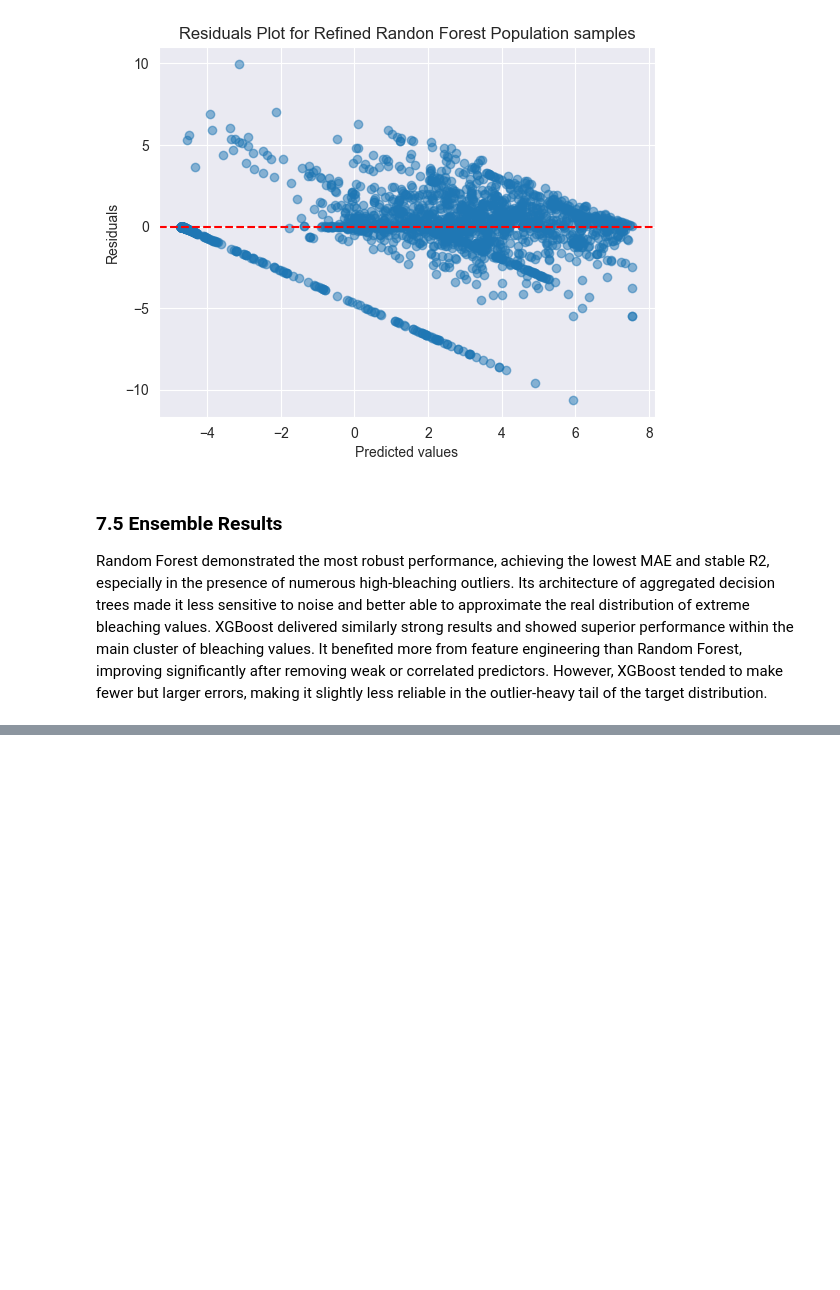
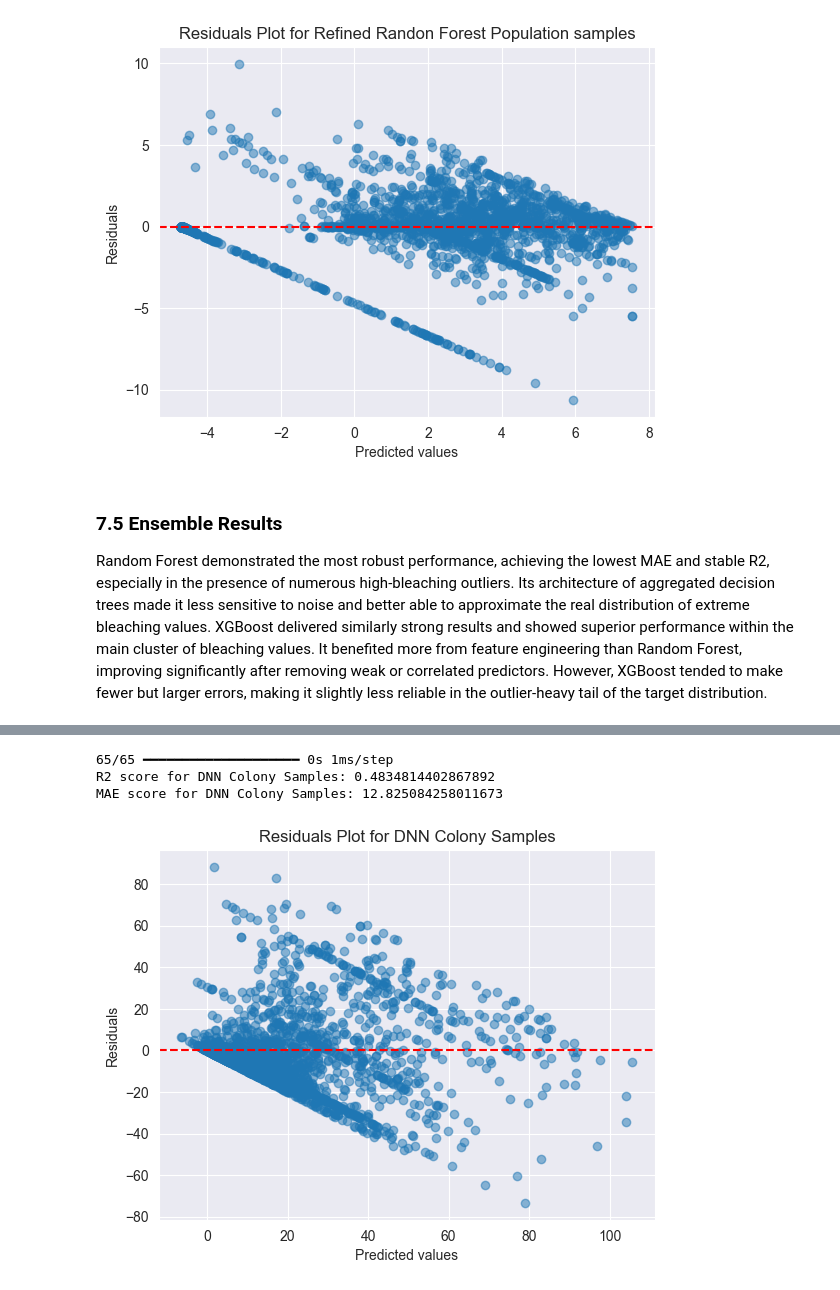
Before and after one commit to BopHockoB/Reef_Analysis, a Jupyter notebook: final_code_report.ipynb, the cells around one changed output, grey strips where cells are left out. Saved outputs shown, nothing was run; the diff lists cells and outputs as text; code cells hidden in the pictures; blank space fills up the shorter version.

```diff
--- a/final_code_report.ipynb
+++ b/final_code_report.ipynb
@@ -929,0 +1177,2 @@ Random Forest demonstrated the most robust performance, achieving the lowest MAE
+# %%
+model_dnn_colony.fit(dnn_data_colony["X_train"], dnn_data_colony["y_train"], epochs=200, verbose=2, callbacks=[early_stop_colony])
@@ -930 +1210,8 @@ Random Forest demonstrated the most robust performance, achieving the lowest MAE
+# %%
+test_model(model_dnn_colony, dnn_data_colony["X_test"], dnn_data_colony["y_test"], "DNN Colony Samples")
+# %% [output]
+65/65 ━━━━━━━━━━━━━━━━━━━━ 0s 1ms/step
+R2 score for DNN Colony Samples: 0.4834814402867892
+MAE score for DNN Colony Samples: 12.825084258011673
+[figure, added]
 # %% [markdown]
```
Also changed, not shown: parts of 22 cells of this notebook, 1 other file.
